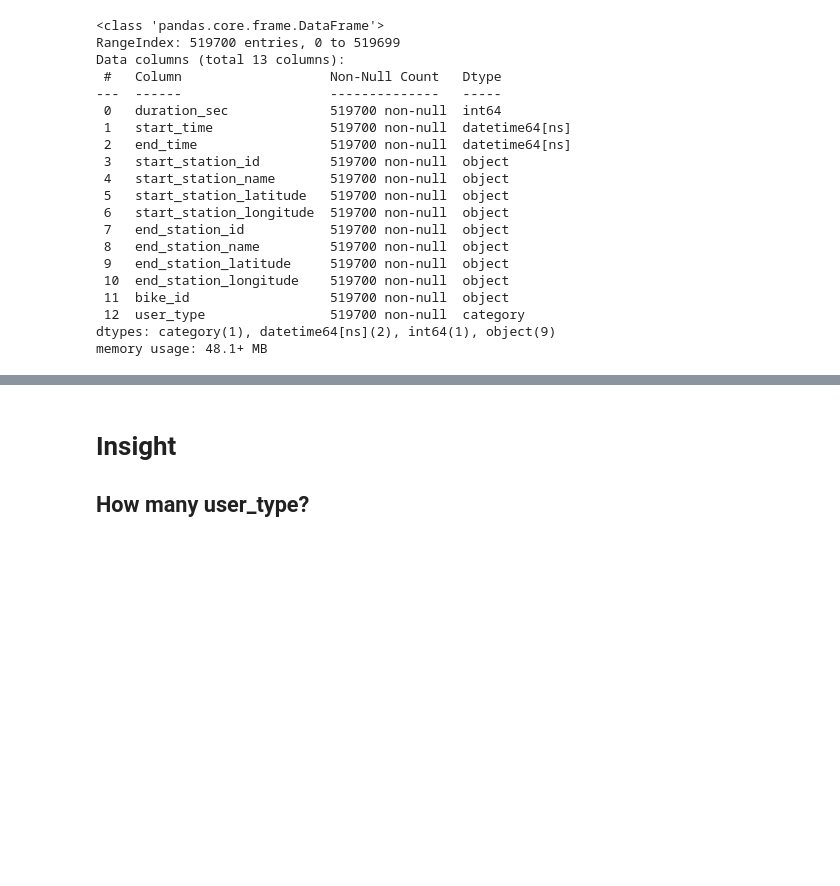
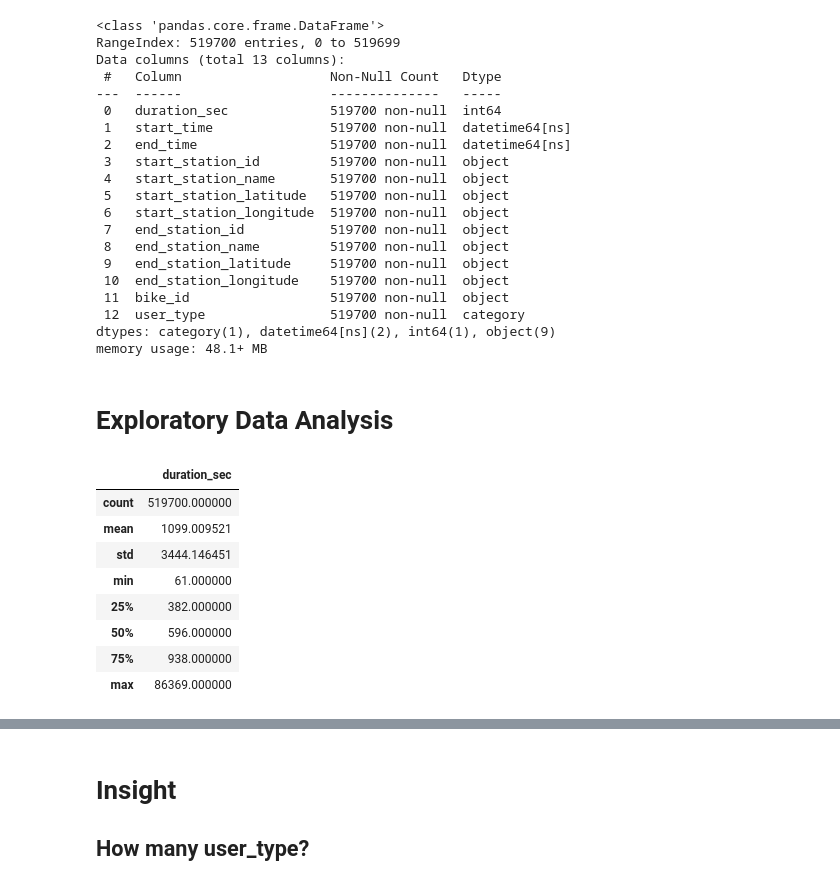
Before and after one commit to adipurnamk/Ford-GoBike-System-Data, a Jupyter notebook: data_analyst_bicycyle.ipynb, the cells around one changed output, grey strips where cells are left out. Cells and saved outputs as stored; diff of their text form; code cells hidden in the pictures; blank space fills up the shorter version.

```diff
--- a/data_analyst_bicycyle.ipynb
+++ b/data_analyst_bicycyle.ipynb
@@ -248,3 +239,17 @@ Data columns (total 13 columns):
  12  user_type                519700 non-null  category
 dtypes: category(1), datetime64[ns](2), int64(1), object(9)
 memory usage: 48.1+ MB
+# %% [markdown]
+# Exploratory Data Analysis
+# %%
+df_2017_clean.describe()
+# %% [output]
+|  | duration_sec |
+| count | 519700.000000 |
+| mean | 1099.009521 |
+| std | 3444.146451 |
+| min | 61.000000 |
+| 25% | 382.000000 |
+| 50% | 596.000000 |
+| 75% | 938.000000 |
+| max | 86369.000000 |
```
Also changed, not shown: parts of 21 cells of this notebook, 1 other file.
